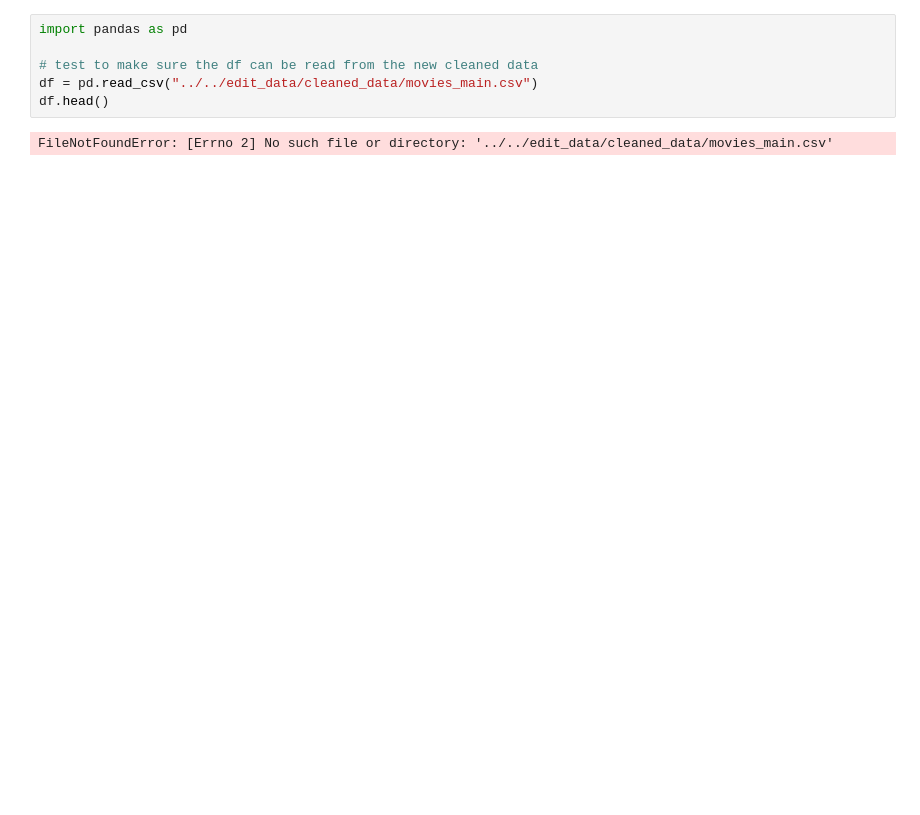
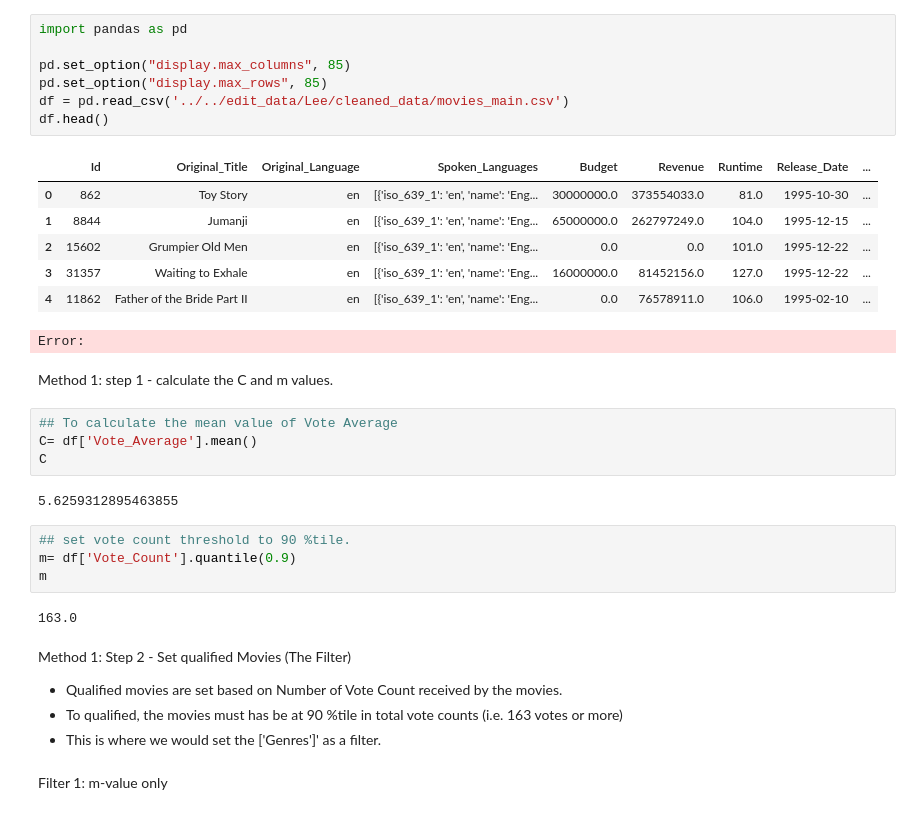
Before and after one commit to slimrivermoi/Techlabs-DS5, a Jupyter notebook: edit_data/Lee/Prediction model by genres.ipynb, the cells around one changed output. Drawn from its saved outputs; the diff is of its cells as text; blank space fills up the shorter version.

Commit message:
one simple model completed
prediction model by genres and rating completed.

```diff
--- a/edit_data/Lee/Prediction model by genres.ipynb
+++ b/edit_data/Lee/Prediction model by genres.ipynb
@@ -10,8 +14,36 @@ The features will include:
 # %%
 import pandas as pd
 
-# test to make sure the df can be read from the new cleaned data
-df = pd.read_csv("../../edit_data/cleaned_data/movies_main.csv")
+pd.set_option("display.max_columns", 85)
+pd.set_option("display.max_rows", 85)
+df = pd.read_csv('../../edit_data/Lee/cleaned_data/movies_main.csv')
 df.head()
 # %% [output]
+|  | Id | Original_Title | Original_Language | Spoken_Languages | Budget | Revenue | Runtime | Release_Date | ... |
+| 0 | 862 | Toy Story | en | [{'iso_639_1': 'en', 'name': 'Eng... | 30000000.0 | 373554033.0 | 81.0 | 1995-10-30 | ... |
+| 1 | 8844 | Jumanji | en | [{'iso_639_1': 'en', 'name': 'Eng... | 65000000.0 | 262797249.0 | 104.0 | 1995-12-15 | ... |
+| 2 | 15602 | Grumpier Old Men | en | [{'iso_639_1': 'en', 'name': 'Eng... | 0.0 | 0.0 | 101.0 | 1995-12-22 | ... |
+| 3 | 31357 | Waiting to Exhale | en | [{'iso_639_1': 'en', 'name': 'Eng... | 16000000.0 | 81452156.0 | 127.0 | 1995-12-22 | ... |
+| 4 | 11862 | Father of the Bride Part II | en | [{'iso_639_1': 'en', 'name': 'Eng... | 0.0 | 76578911.0 | 106.0 | 1995-02-10 | ... |
-FileNotFoundError: [Errno 2] No such file or directory: '../../edit_data/cleaned_data/movies_main.csv'
+Error:
+# %% [markdown]
+Method 1: step 1 - calculate the C and m values.
+# %%
+## To calculate the mean value of Vote Average
+C= df['Vote_Average'].mean()
+C
+# %% [output]
+5.6259312895463855
+# %%
+## set vote count threshold to 90 %tile.
+m= df['Vote_Count'].quantile(0.9)
+m
+# %% [output]
+163.0
+# %% [markdown]
+Method 1: Step 2 - Set qualified Movies (The Filter)
+- Qualified movies are set based on Number of Vote Count received by the movies.
+- To qualified, the movies must has be at 90 %tile in total vote counts (i.e. 163 votes or more)
+- This is where we would set the ['Genres']' as a filter.
+# %% [markdown]
+Filter 1: m-value only
```
Also changed, not shown: parts of 15 cells of this notebook, 1 other file.
